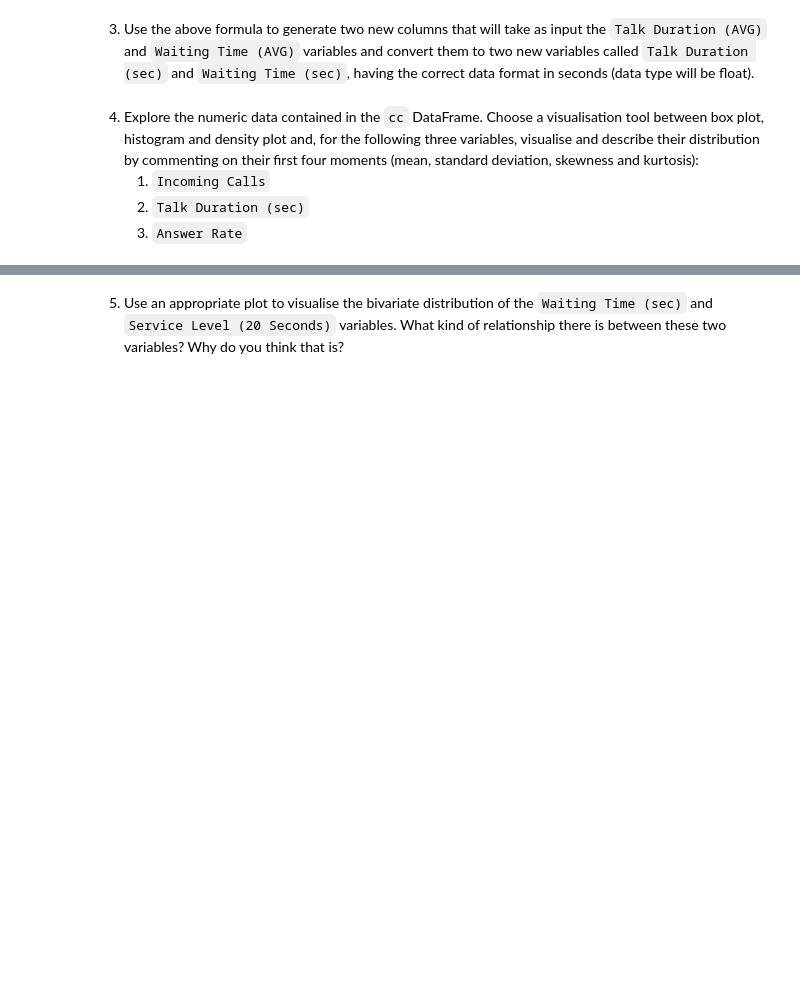
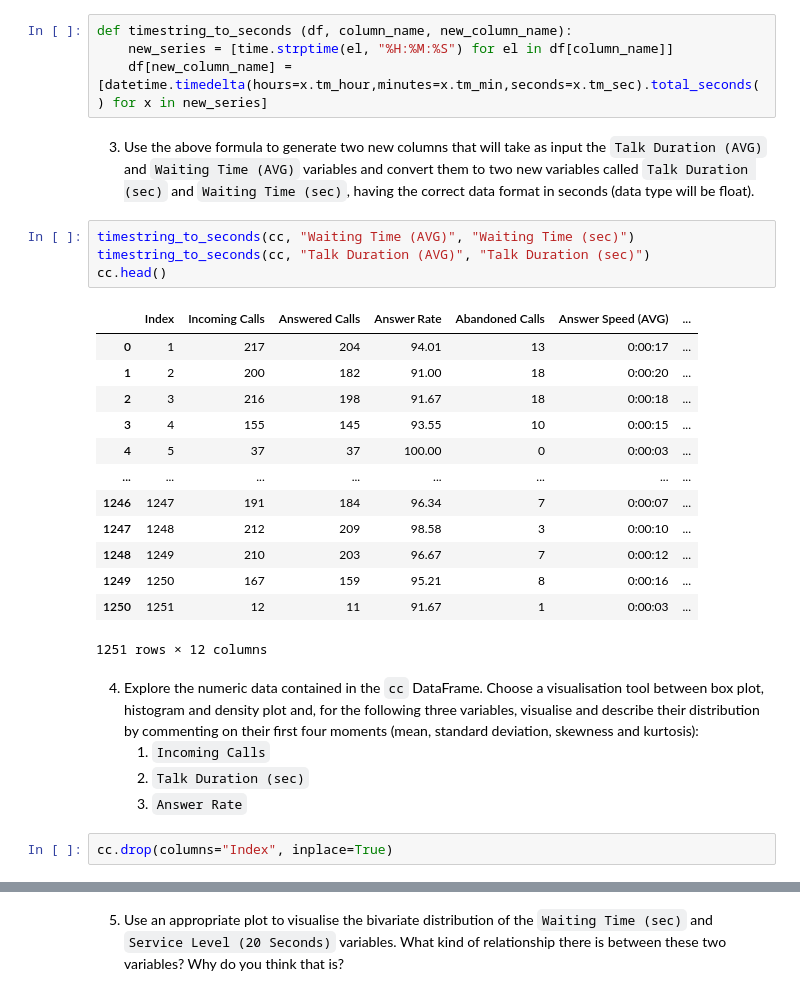
Before and after one commit to extra-jalapenos/statistics-data-distributions, a Jupyter notebook: 2b Homework.ipynb, the cells around one changed output, grey strips where cells are left out. Drawn from its saved outputs; the diff is of its cells as text; blank space fills up the shorter version.

```diff
--- a/2b Homework.ipynb
+++ b/2b Homework.ipynb
@@ -68,7 +71,31 @@ cc.head()
+# %%
+def timestring_to_seconds (df, column_name, new_column_name):
+	new_series = [time.strptime(el, "%H:%M:%S") for el in df[column_name]]
+	df[new_column_name] = [datetime.timedelta(hours=x.tm_hour,minutes=x.tm_min,seconds=x.tm_sec).total_seconds() for x in new_series]
 # %% [markdown]
 3. Use the above formula to generate two new columns that will take as input the `Talk Duration (AVG)` and `Waiting Time (AVG)` variables and convert them to two new variables called `Talk Duration (sec)` and `Waiting Time (sec)`, having the correct data format in seconds (data type will be float).
+# %%
+timestring_to_seconds(cc, "Waiting Time (AVG)", "Waiting Time (sec)")
+timestring_to_seconds(cc, "Talk Duration (AVG)", "Talk Duration (sec)")
+cc.head()
+# %% [output]
+|  | Index | Incoming Calls | Answered Calls | Answer Rate | Abandoned Calls | Answer Speed (AVG) | ... |
+| 0 | 1 | 217 | 204 | 94.01 | 13 | 0:00:17 | ... |
+| 1 | 2 | 200 | 182 | 91.00 | 18 | 0:00:20 | ... |
+| 2 | 3 | 216 | 198 | 91.67 | 18 | 0:00:18 | ... |
+| 3 | 4 | 155 | 145 | 93.55 | 10 | 0:00:15 | ... |
+| 4 | 5 | 37 | 37 | 100.00 | 0 | 0:00:03 | ... |
+| ... | ... | ... | ... | ... | ... | ... | ... |
+| 1246 | 1247 | 191 | 184 | 96.34 | 7 | 0:00:07 | ... |
+| 1247 | 1248 | 212 | 209 | 98.58 | 3 | 0:00:10 | ... |
+| 1248 | 1249 | 210 | 203 | 96.67 | 7 | 0:00:12 | ... |
+| 1249 | 1250 | 167 | 159 | 95.21 | 8 | 0:00:16 | ... |
+| 1250 | 1251 | 12 | 11 | 91.67 | 1 | 0:00:03 | ... |
+1251 rows × 12 columns
 # %% [markdown]
 4. Explore the numeric data contained in the `cc` DataFrame. Choose a visualisation tool between box plot, histogram and density plot and, for the following three variables, visualise and describe their distribution by commenting on their first four moments (mean, standard deviation, skewness and kurtosis):
     1. `Incoming Calls`
     2. `Talk Duration (sec)`
     3. `Answer Rate`
+# %%
+cc.drop(columns="Index", inplace=True)
```
Also changed, not shown: parts of 5 cells of this notebook, 1 other file.
